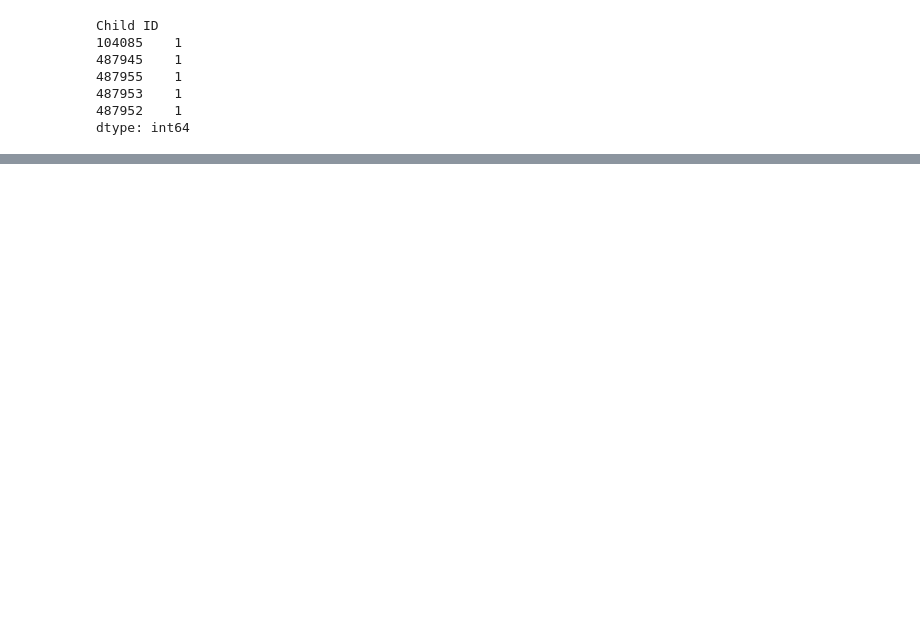
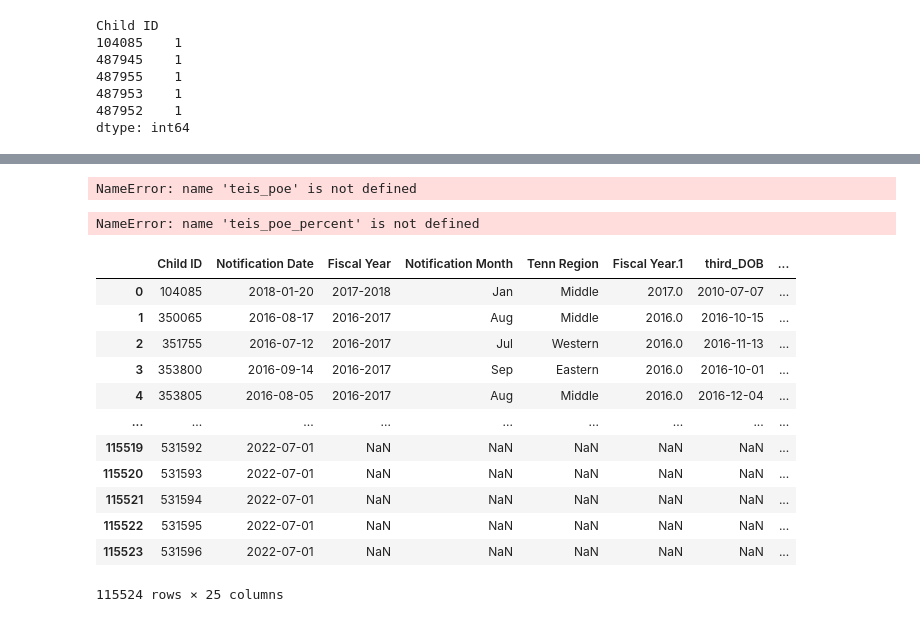
Before and after one commit to MylahKate/teis_project-scar, a Jupyter notebook: notebook/scar_teis_tp.ipynb, the cells around one changed output, grey strips where cells are left out. Saved outputs shown, nothing was run; the diff lists cells and outputs as text; code cells hidden in the pictures; blank space fills up the shorter version.

```diff
--- a/notebook/scar_teis_tp.ipynb
+++ b/notebook/scar_teis_tp.ipynb
@@ -165,0 +304,45 @@ NameError: name 'x' is not defined
+# %%
+teis_poe_percent = teis_poe.groupby(level=0).apply(lambda x:100 * x / float(x.sum()))
+
+print(teis_poe_percent)
+# %% [output]
+NameError: name 'teis_poe' is not defined
+# %%
+ax = teis_poe_percent.plot.bar(x='Successful', y='Successful', rot=0)
+
+ax.set_ylabel('Successful')
+ax.set_title('Number of Referrals per POE')
+ax.set_xticks(x)
+ax.set_xticklabels(x)
+ax.legend()
+
+pps = ax.bar(x - width/2, poe-ref, width, label='Referrals Made')
+for p in pps:
+      height = p.get_height()
+      ax.annotate('{}'.format(height),
+      xy=(p.get_x() + p.get_width() / 2, height),
+      xytext=(0, 3), # 3 points vertical offset
+      textcoords="offset points",
+      ha='center', va='bottom')
+
+plt.show()
+# %% [output]
+NameError: name 'teis_poe_percent' is not defined
+# %%
+teis_final = pd.read_csv('../data/teis_final_data.csv')
+
+teis_final
+# %% [output]
+|  | Child ID | Notification Date | Fiscal Year | Notification Month | Tenn Region | Fiscal Year.1 | third_DOB | ... |
+| 0 | 104085 | 2018-01-20 | 2017-2018 | Jan | Middle | 2017.0 | 2010-07-07 | ... |
+| 1 | 350065 | 2016-08-17 | 2016-2017 | Aug | Middle | 2016.0 | 2016-10-15 | ... |
+| 2 | 351755 | 2016-07-12 | 2016-2017 | Jul | Western | 2016.0 | 2016-11-13 | ... |
+| 3 | 353800 | 2016-09-14 | 2016-2017 | Sep | Eastern | 2016.0 | 2016-10-01 | ... |
+| 4 | 353805 | 2016-08-05 | 2016-2017 | Aug | Middle | 2016.0 | 2016-12-04 | ... |
+| ... | ... | ... | ... | ... | ... | ... | ... | ... |
+| 115519 | 531592 | 2022-07-01 | NaN | NaN | NaN | NaN | NaN | ... |
+| 115520 | 531593 | 2022-07-01 | NaN | NaN | NaN | NaN | NaN | ... |
+| 115521 | 531594 | 2022-07-01 | NaN | NaN | NaN | NaN | NaN | ... |
+| 115522 | 531595 | 2022-07-01 | NaN | NaN | NaN | NaN | NaN | ... |
+| 115523 | 531596 | 2022-07-01 | NaN | NaN | NaN | NaN | NaN | ... |
+115524 rows × 25 columns
```
Also changed, not shown: parts of 37 cells of this notebook, 3 other files.
